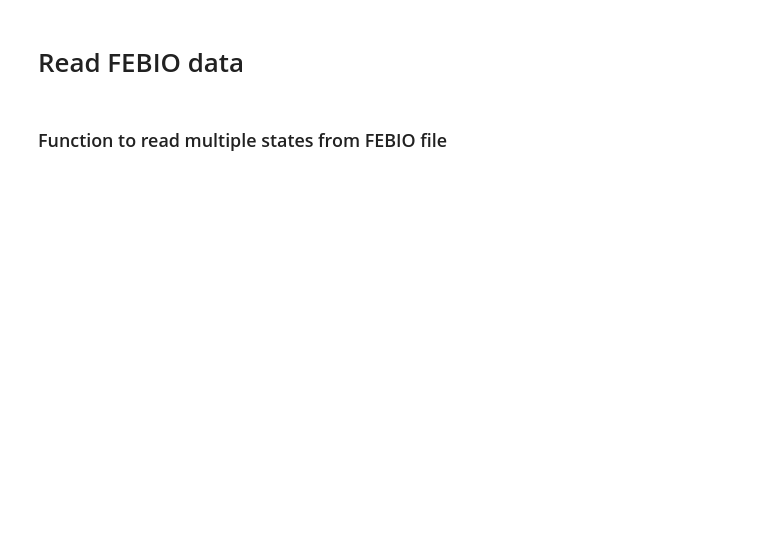
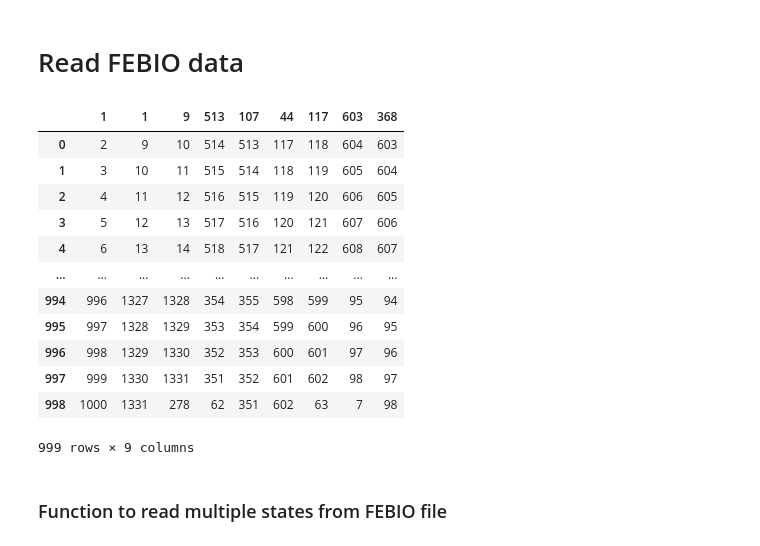
Before and after one commit to grodrguez3/EUCLID-hyperelasticity-NN, a Jupyter notebook: my_drivers/Taylor_expansions.ipynb, the cells around one changed output. Saved outputs shown, nothing was run; the diff lists cells and outputs as text; code cells hidden in the pictures; blank space fills up the shorter version.

```diff
--- a/my_drivers/Taylor_expansions.ipynb
+++ b/my_drivers/Taylor_expansions.ipynb
@@ -17,4 +27,23 @@ device=initCUDA(cuda)
 # %% [markdown]
 # Read FEBIO data
+# %%
+
+#Read connectivity
+connectivity = pd.read_csv("/home/feolalab/Desktop/EUCLID-hyperelasticity-NN/my_data/Cube/jobs/outputs/connectivity")
+connectivity
+# %% [output]
+|  | 1 | 1 | 9 | 513 | 107 | 44 | 117 | 603 | 368 |
+| 0 | 2 | 9 | 10 | 514 | 513 | 117 | 118 | 604 | 603 |
+| 1 | 3 | 10 | 11 | 515 | 514 | 118 | 119 | 605 | 604 |
+| 2 | 4 | 11 | 12 | 516 | 515 | 119 | 120 | 606 | 605 |
+| 3 | 5 | 12 | 13 | 517 | 516 | 120 | 121 | 607 | 606 |
+| 4 | 6 | 13 | 14 | 518 | 517 | 121 | 122 | 608 | 607 |
+| ... | ... | ... | ... | ... | ... | ... | ... | ... | ... |
+| 994 | 996 | 1327 | 1328 | 354 | 355 | 598 | 599 | 95 | 94 |
+| 995 | 997 | 1328 | 1329 | 353 | 354 | 599 | 600 | 96 | 95 |
+| 996 | 998 | 1329 | 1330 | 352 | 353 | 600 | 601 | 97 | 96 |
+| 997 | 999 | 1330 | 1331 | 351 | 352 | 601 | 602 | 98 | 97 |
+| 998 | 1000 | 1331 | 278 | 62 | 351 | 602 | 63 | 7 | 98 |
+999 rows × 9 columns
 # %% [markdown]
 ### Function to read multiple states from FEBIO file
```
Also changed, not shown: parts of 36 cells of this notebook, 4 other files.
